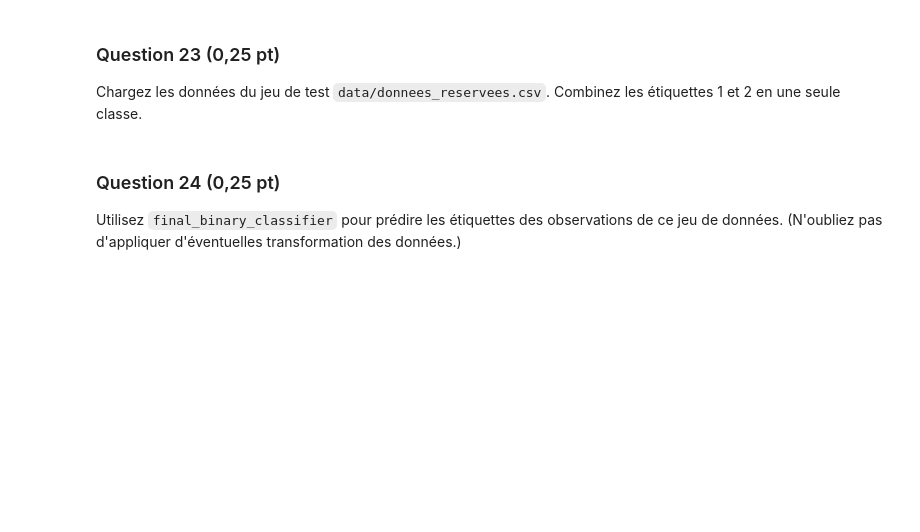
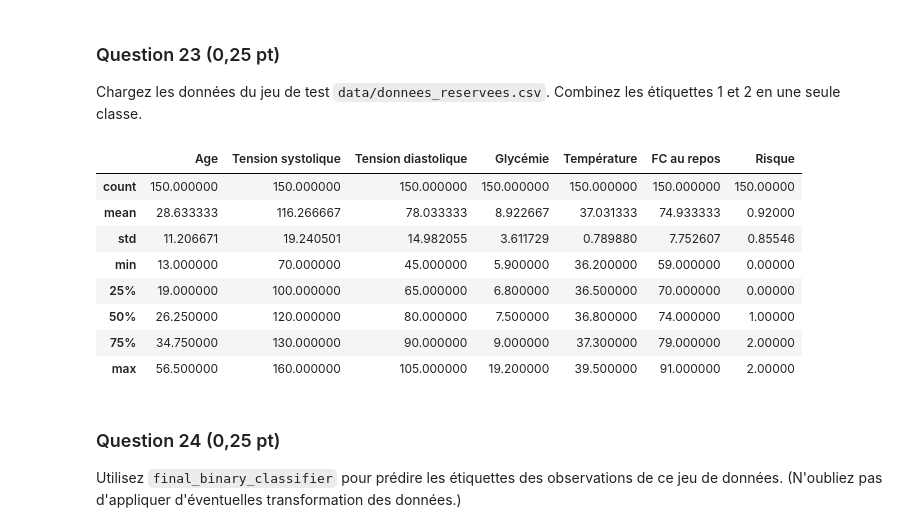
Before and after one commit to comemazelier/projet-sdd, a Jupyter notebook: Projet.ipynb, the cells around one changed output. Saved outputs shown, nothing was run; the diff lists cells and outputs as text; code cells hidden in the pictures; blank space fills up the shorter version.

```diff
--- a/Projet.ipynb
+++ b/Projet.ipynb
@@ -673,3 +729,17 @@ Utilisez cet algorithme pour entraîner un modèle de classification final `fina
 ### Question 23 (0,25 pt)
 
 Chargez les données du jeu de test `data/donnees_reservees.csv`. Combinez les étiquettes 1 et 2 en une seule classe.
+# %%
+df_res = pd.read_csv('data/donnees_reservees.csv')
+# %%
+df_res.describe()
+# %% [output]
+|  | Age | Tension systolique | Tension diastolique | Glycémie | Température | FC au repos | Risque |
+| count | 150.000000 | 150.000000 | 150.000000 | 150.000000 | 150.000000 | 150.000000 | 150.00000 |
+| mean | 28.633333 | 116.266667 | 78.033333 | 8.922667 | 37.031333 | 74.933333 | 0.92000 |
+| std | 11.206671 | 19.240501 | 14.982055 | 3.611729 | 0.789880 | 7.752607 | 0.85546 |
+| min | 13.000000 | 70.000000 | 45.000000 | 5.900000 | 36.200000 | 59.000000 | 0.00000 |
+| 25% | 19.000000 | 100.000000 | 65.000000 | 6.800000 | 36.500000 | 70.000000 | 0.00000 |
+| 50% | 26.250000 | 120.000000 | 80.000000 | 7.500000 | 36.800000 | 74.000000 | 1.00000 |
+| 75% | 34.750000 | 130.000000 | 90.000000 | 9.000000 | 37.300000 | 79.000000 | 2.00000 |
+| max | 56.500000 | 160.000000 | 105.000000 | 19.200000 | 39.500000 | 91.000000 | 2.00000 |
```
Also changed, not shown: parts of 15 cells of this notebook, 1 other file.
